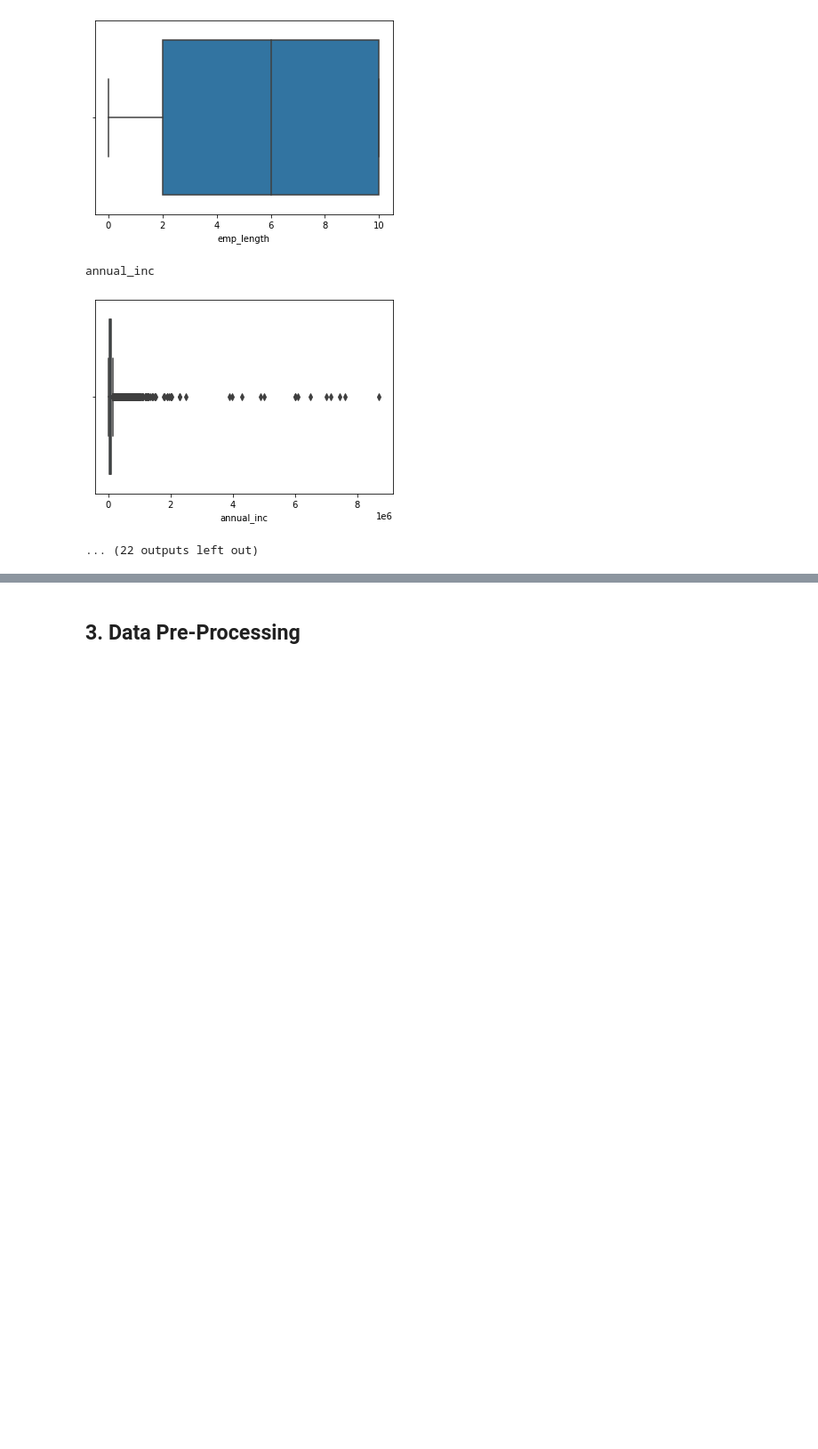
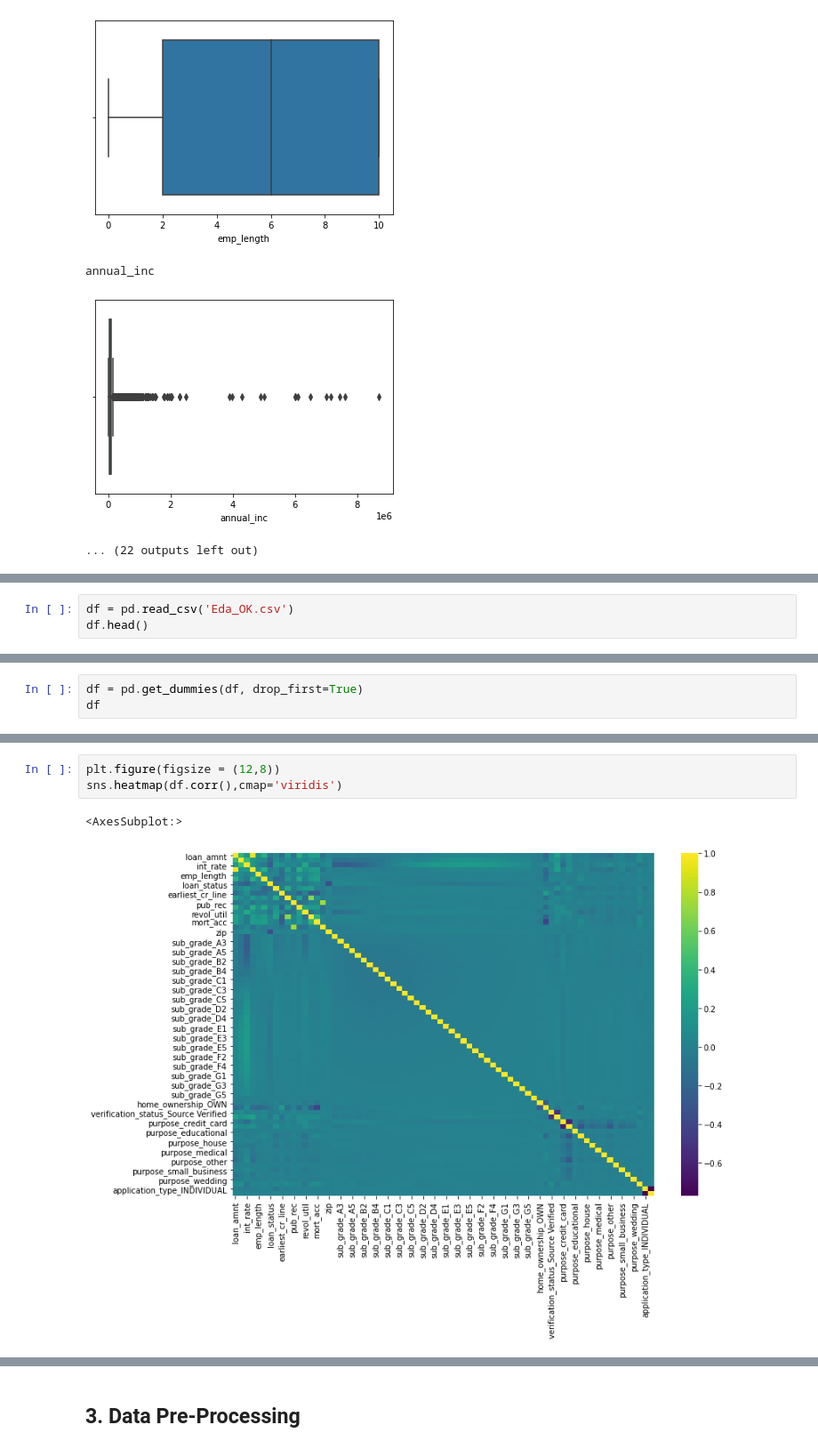
Before and after one commit to Sam-Power/031_dl_loan_status, a Jupyter notebook: 031_dl_loan_status.ipynb, the cells around one changed output, grey strips where cells are left out. Shown at 89% size. Drawn from its saved outputs; the diff is of its cells as text; blank space fills up the shorter version.

```diff
--- a/031_dl_loan_status.ipynb
+++ b/031_dl_loan_status.ipynb
@@ -1167,0 +1241,3 @@ annual_inc
+# %%
+df = pd.read_csv('Eda_OK.csv')
+df.head()
@@ -1167,0 +1253,3 @@ annual_inc
+# %%
+df = pd.get_dummies(df, drop_first=True)
+df
@@ -1167,0 +1270,6 @@ annual_inc
+# %%
+plt.figure(figsize = (12,8))
+sns.heatmap(df.corr(),cmap='viridis')
+# %% [output]
+<AxesSubplot:>
+[figure, added]
```
Also changed, not shown: parts of 42 cells of this notebook.
